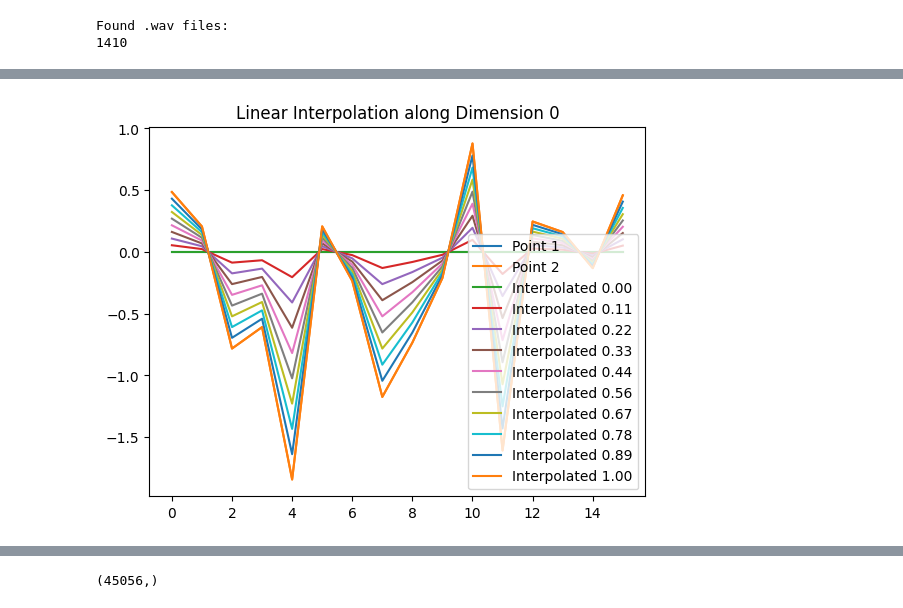
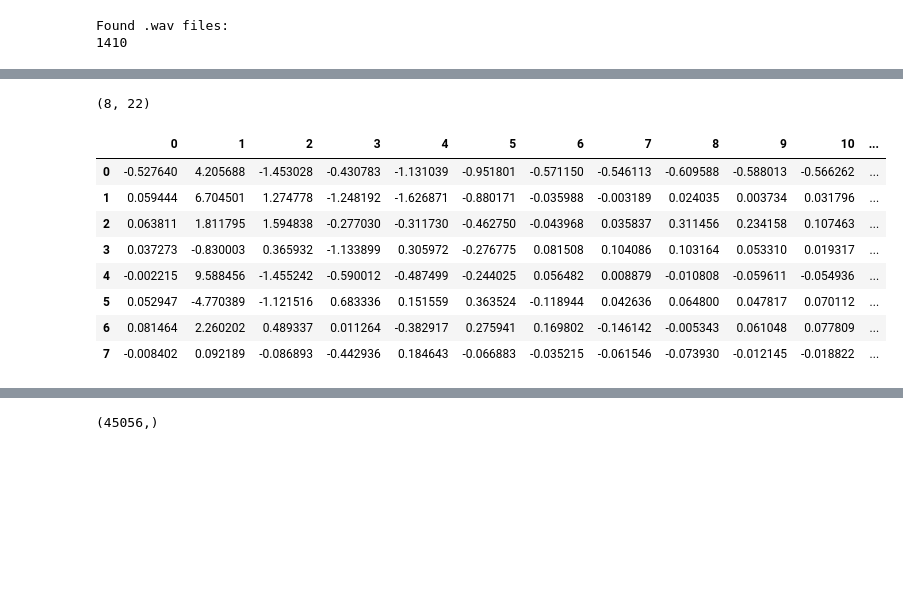
Before and after one commit to asantos-6/RAVERs, a Jupyter notebook: notebooks/RAVE Latent Space exploration.ipynb, the cells around one changed output, grey strips where cells are left out. Drawn from its saved outputs; the diff is of its cells as text; code cells hidden in the pictures; blank space fills up the shorter version.

Commit message:
latent space tensors and how to handle them

```diff
--- a/notebooks/RAVE Latent Space exploration.ipynb
+++ b/notebooks/RAVE Latent Space exploration.ipynb
@@ -146,23 +150,7 @@ def calculate_distance(tensor1, tensor2, distance_metric='euclidean'):
     else:
         raise ValueError("Unsupported distance metric")
 
-desired_length = 44100
-
-# Calculate the amount of padding needed
-padding_width = max(0, desired_length - len(tapped_audio))
-
-# Pad the array with zeros
-tapped_audio = np.pad(tapped_audio, (0, padding_width), mode='constant', constant_values=0)
-
-# Example usage
-with torch.no_grad():
-    x = torch.from_numpy(tapped_audio).reshape(1,1,-1)
-
-    # encode and decode the audio with RAVE
-    z = model.encode(x)
-    tapped_latent_space_matrix = torch.squeeze(z, 0)
-
-kick_path = '/home/asantos-6/Documents/PhD/code/RAVERs/data/WAV/Individual Hits/01. Bass Drum/04. Color/Color 04/03. Long/BD 909 Color 04 Long B 01.wav'
+kick_path = '/home/asantos-6/Documents/PhD/code/RAVERs/data/WAV/Individual Hits/01. Bass Drum/01. Clean/03. Long/BD 909 Clean Long A 01.wav'
 
 kick_audio, sr = read_audio(kick_path)
 
@@ -179,7 +167,10 @@ with torch.no_grad():
     z = model.encode(x)
     kick_latent_space_matrix = torch.squeeze(z, 0)
 
-distance = calculate_distance(tapped_latent_space_matrix, kick_latent_space_matrix, distance_metric='euclidean')
+    x_hat = model.decode(z)
+    kick_rave_audio = torch.squeeze(x_hat, 0)
+
+#distance = calculate_distance(tapped_latent_space_matrix, kick_latent_space_matrix, distance_metric='euclidean')
 #print(distance)
 # %%
 ipd.Audio(padded_kick_audio, rate=sr)
@@ -294,15 +289,16 @@ ipd.Audio(kick_rave_original, rate=sr)
 # %%
 import numpy as np
 import matplotlib.pyplot as plt
+from IPython.display import display
 
 def interpolate_one_dimension(point1, point2, t, dim):
     result = np.copy(point1)
-    result[:, dim] = (1 - t) * point1[:, dim] + t * point2[:, dim]
+    result[dim, :] = (1 - t) * point1[dim, :] + t * point2[dim, :]
     return result
 
 # Example with random points in a 16x22 latent space
-latent_point1 = tapped_latent_space_matrix
-latent_point2 = kick_latent_space_matrix
+latent_point1 = kick_latent_space_matrix
+latent_point2 = tapped_latent_space_matrix
 
 # Choose the dimension to interpolate (e.g., the first dimension, dim=0)
 interpolated_dimension = 0
@@ -310,15 +306,46 @@ interpolated_dimension = 0
 # Interpolate with t in the range [0, 1]
 t_values = np.linspace(0, 1, num=10)
 interpolated_points = [interpolate_one_dimension(latent_point1, latent_point2, t, interpolated_dimension) for t in t_values]
+print(interpolated_points[0].shape)
 
 # Visualization (assuming 16x22 latent space)
-plt.plot(latent_point1[:, interpolated_dimension], label='Point 1')
-plt.plot(latent_point2[:, interpolated_dimension], label='Point 2')
-for i, t in enumerate(t_values):
-    plt.plot(interpolated_points[i][:, interpolated_dimension], label=f'Interpolated {t:.2f}')
+#plt.plot(latent_point1[:, interpolated_dimension], label='Point 1')
+#plt.plot(latent_point2[:, interpolated_dimension], label='Point 2')
+#for i, t in enumerate(t_values):
+#    plt.plot(interpolated_points[i][:, interpolated_dimension], label=f'Interpolated {t:.2f}')
 
-plt.legend()
-plt.title(f'Linear Interpolation along Dimension {interpolated_dimension}')
-plt.show()
+#plt.legend()
+#plt.title(f'Linear Interpolation along Dimension {interpolated_dimension}')
+#plt.show()
 # %% [output]
-[figure, removed]
+(8, 22)
+# %%
+import torch
+import pandas as pd
+
+def colorize(value):
+    # Map values to color gradients (modify this based on your needs)
+    color = f"rgba({int(255 * value)}, 0, {int(255 * (1 - value))}, 1)"
+    return f"background-color: {color}"
+
+# Create a PyTorch tensor
+tensor = kick_latent_space_matrix
+
+# Convert the PyTorch tensor to a Pandas DataFrame
+df = pd.DataFrame(tensor.numpy())
+
+# Apply the color function to the entire DataFrame
+styled_df = df.style.applymap(colorize)
+
+# Display the styled DataFrame
+styled_df
+# %% [output]
+|  | 0 | 1 | 2 | 3 | 4 | 5 | 6 | 7 | 8 | 9 | 10 | ... |
+| 0 | -0.527640 | 4.205688 | -1.453028 | -0.430783 | -1.131039 | -0.951801 | -0.571150 | -0.546113 | -0.609588 | -0.588013 | -0.566262 | ... |
+| 1 | 0.059444 | 6.704501 | 1.274778 | -1.248192 | -1.626871 | -0.880171 | -0.035988 | -0.003189 | 0.024035 | 0.003734 | 0.031796 | ... |
+| 2 | 0.063811 | 1.811795 | 1.594838 | -0.277030 | -0.311730 | -0.462750 | -0.043968 | 0.035837 | 0.311456 | 0.234158 | 0.107463 | ... |
+| 3 | 0.037273 | -0.830003 | 0.365932 | -1.133899 | 0.305972 | -0.276775 | 0.081508 | 0.104086 | 0.103164 | 0.053310 | 0.019317 | ... |
+| 4 | -0.002215 | 9.588456 | -1.455242 | -0.590012 | -0.487499 | -0.244025 | 0.056482 | 0.008879 | -0.010808 | -0.059611 | -0.054936 | ... |
+| 5 | 0.052947 | -4.770389 | -1.121516 | 0.683336 | 0.151559 | 0.363524 | -0.118944 | 0.042636 | 0.064800 | 0.047817 | 0.070112 | ... |
+| 6 | 0.081464 | 2.260202 | 0.489337 | 0.011264 | -0.382917 | 0.275941 | 0.169802 | -0.146142 | -0.005343 | 0.061048 | 0.077809 | ... |
+| 7 | -0.008402 | 0.092189 | -0.086893 | -0.442936 | 0.184643 | -0.066883 | -0.035215 | -0.061546 | -0.073930 | -0.012145 | -0.018822 | ... |
```
Also changed, not shown: parts of 17 cells of this notebook.
